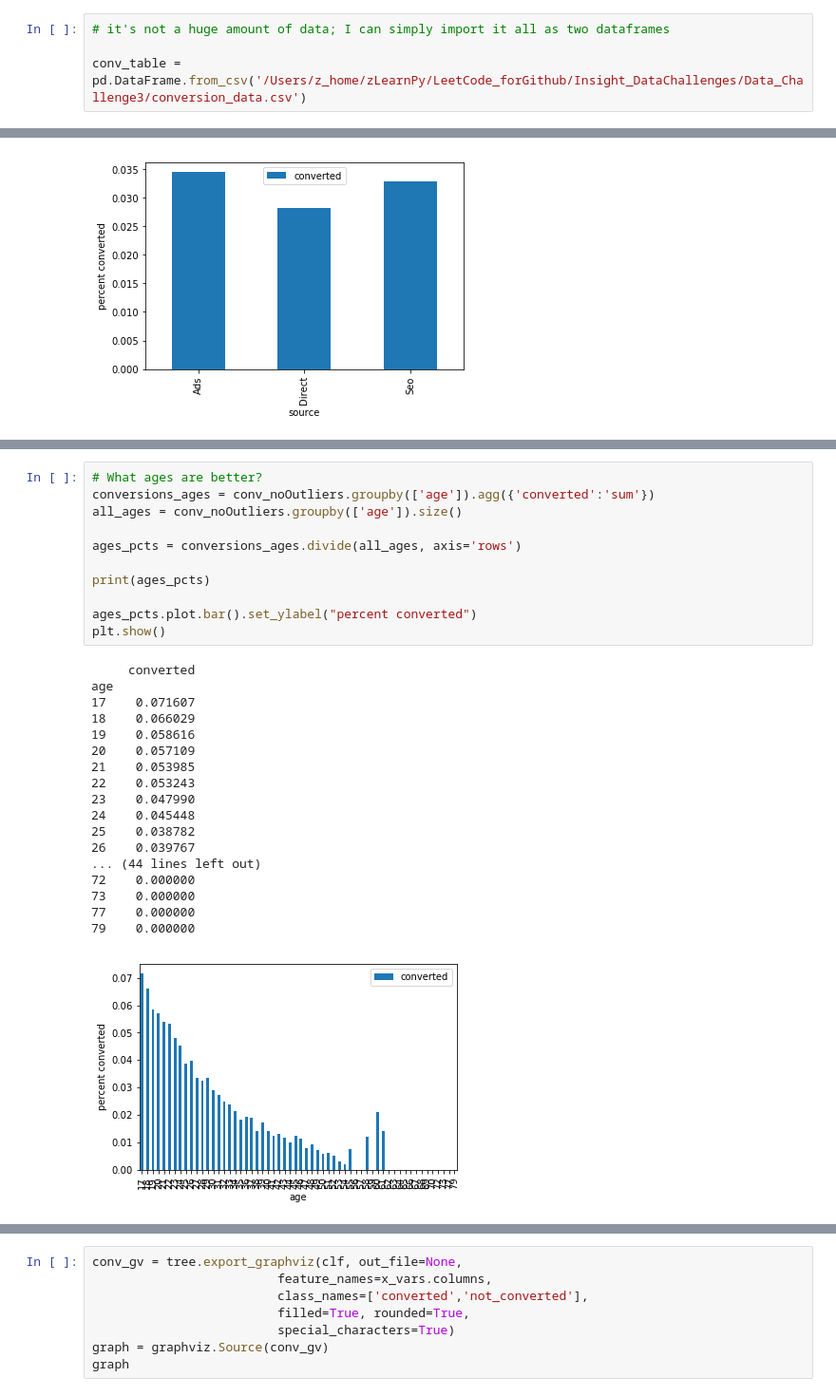
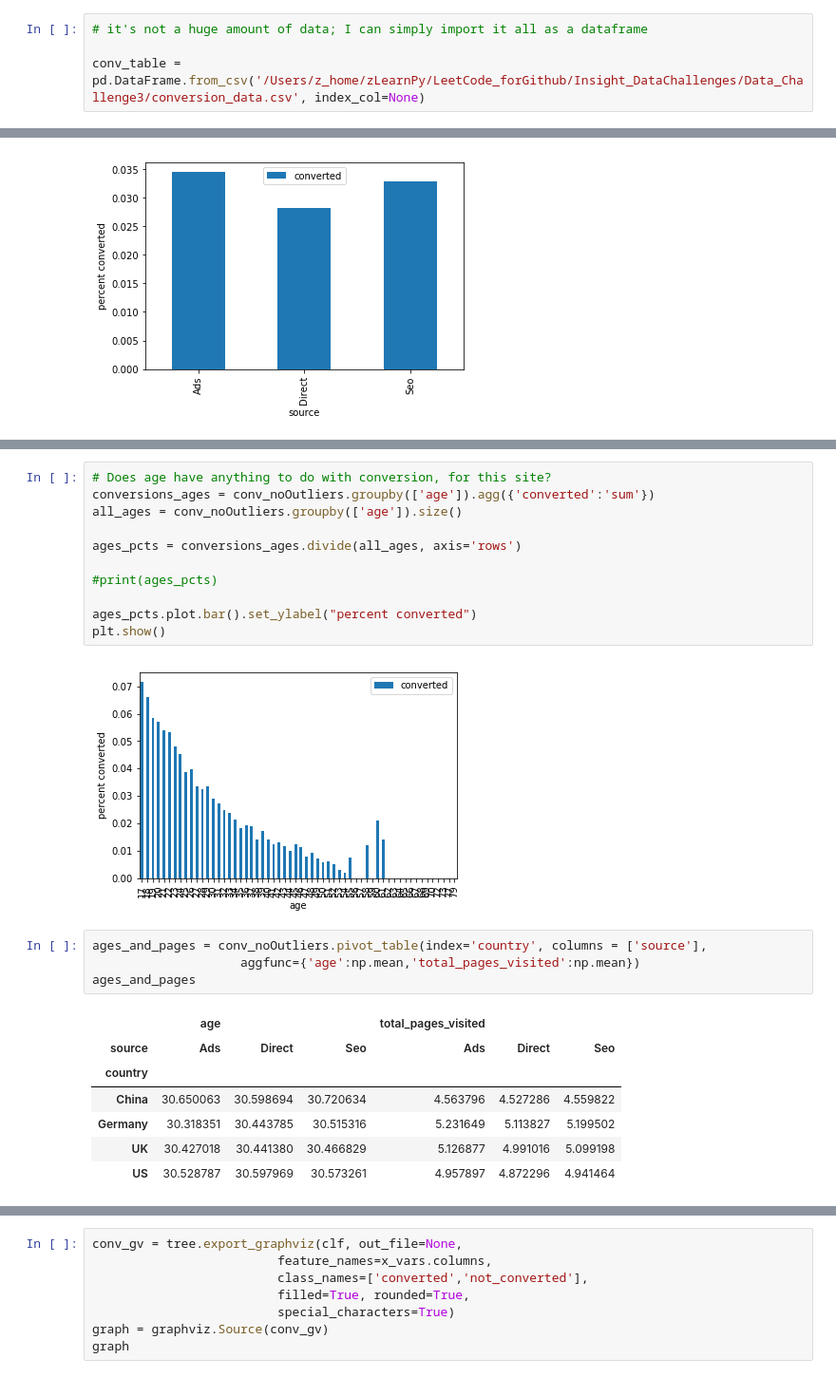
Before and after one commit to mckannaj/Insight_DataChallenges, a Jupyter notebook: Data_Challenge3/Zephy_Insight_Data_Challenge3.ipynb, the cells around one changed output, grey strips where cells are left out. Shown at 95% size. Saved outputs shown, nothing was run; the diff lists cells and outputs as text.

Commit message:
Committing Data Challenge 3 solution updates for clarity

```diff
--- a/Data_Challenge3/Zephy_Insight_Data_Challenge3.ipynb
+++ b/Data_Challenge3/Zephy_Insight_Data_Challenge3.ipynb
@@ -13,9 +16,9 @@ from sklearn import tree
 import graphviz
 from sklearn.preprocessing import OneHotEncoder
 # %%
-# it's not a huge amount of data; I can simply import it all as two dataframes
+# it's not a huge amount of data; I can simply import it all as a dataframe
 
-conv_table = pd.DataFrame.from_csv('/Users/z_home/zLearnPy/LeetCode_forGithub/Insight_DataChallenges/Data_Challenge3/conversion_data.csv')
+conv_table = pd.DataFrame.from_csv('/Users/z_home/zLearnPy/LeetCode_forGithub/Insight_DataChallenges/Data_Challenge3/conversion_data.csv', index_col=None)
 # %%
 # test cell
 print(conv_table.iloc[0:15,:]) # just to confirm that it looks as expected
@@ -234,31 +190,26 @@ total_pages_visited
 [figure]
 # %%
-# What ages are better?
+# Does age have anything to do with conversion, for this site?
 conversions_ages = conv_noOutliers.groupby(['age']).agg({'converted':'sum'})
 all_ages = conv_noOutliers.groupby(['age']).size()
 
 ages_pcts = conversions_ages.divide(all_ages, axis='rows')
 
-print(ages_pcts)
+#print(ages_pcts)
 
 ages_pcts.plot.bar().set_ylabel("percent converted")
 plt.show()
 # %% [output]
-     converted
-age
-17    0.071607
-18    0.066029
-19    0.058616
-20    0.057109
-21    0.053985
-22    0.053243
-23    0.047990
-24    0.045448
-25    0.038782
-26    0.039767
-... (44 lines left out)
-72    0.000000
-73    0.000000
-77    0.000000
-79    0.000000
 [figure]
+# %%
+ages_and_pages = conv_noOutliers.pivot_table(index='country', columns = ['source'],
+                    aggfunc={'age':np.mean,'total_pages_visited':np.mean})
+ages_and_pages
+# %% [output]
+|  | age |  |  | total_pages_visited |  |  |
+| source | Ads | Direct | Seo | Ads | Direct | Seo |
+| country |  |  |  |  |  |  |
+| China | 30.650063 | 30.598694 | 30.720634 | 4.563796 | 4.527286 | 4.559822 |
+| Germany | 30.318351 | 30.443785 | 30.515316 | 5.231649 | 5.113827 | 5.199502 |
+| UK | 30.427018 | 30.441380 | 30.466829 | 5.126877 | 4.991016 | 5.099198 |
+| US | 30.528787 | 30.597969 | 30.573261 | 4.957897 | 4.872296 | 4.941464 |
```
Also changed, not shown: parts of 23 cells of this notebook, 3 other files.
